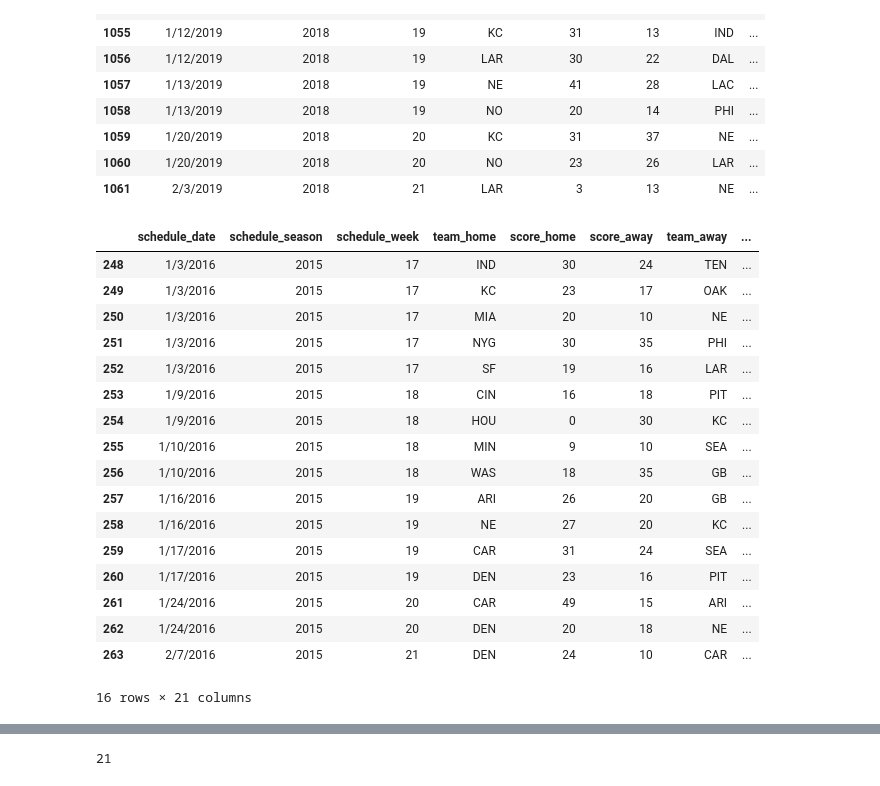
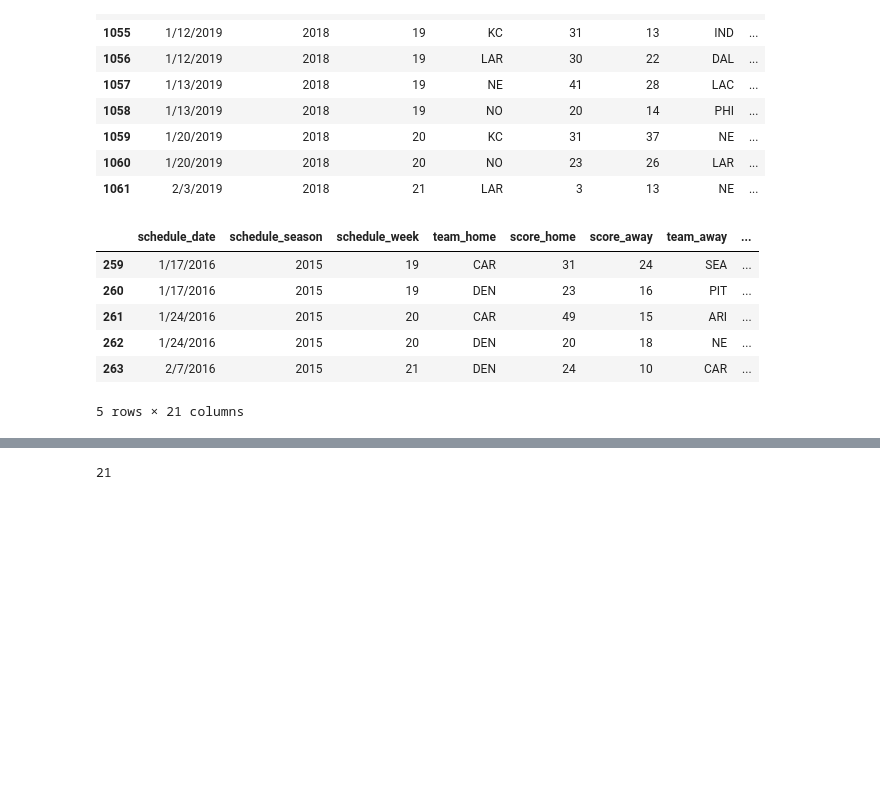
Before and after one commit to kmorehead33/Final_Project, a Jupyter notebook: python/data_aggregation.ipynb, the cells around one changed output, grey strips where cells are left out. Saved outputs shown, nothing was run; the diff lists cells and outputs as text; code cells hidden in the pictures; blank space fills up the shorter version.

```diff
--- a/python/data_aggregation.ipynb
+++ b/python/data_aggregation.ipynb
@@ -45,26 +45,15 @@ season_2016_db = results_db[season_2016]
 season_2017_db = results_db[season_2017]
 season_2018_db = results_db[season_2018]
 # %%
-season_2015_db.tail(16)
+season_2015_db.tail()
 # %% [output]
 |  | schedule_date | schedule_season | schedule_week | team_home | score_home | score_away | team_away | ... |
-| 248 | 1/3/2016 | 2015 | 17 | IND | 30 | 24 | TEN | ... |
-| 249 | 1/3/2016 | 2015 | 17 | KC | 23 | 17 | OAK | ... |
-| 250 | 1/3/2016 | 2015 | 17 | MIA | 20 | 10 | NE | ... |
-| 251 | 1/3/2016 | 2015 | 17 | NYG | 30 | 35 | PHI | ... |
-| 252 | 1/3/2016 | 2015 | 17 | SF | 19 | 16 | LAR | ... |
-| 253 | 1/9/2016 | 2015 | 18 | CIN | 16 | 18 | PIT | ... |
-| 254 | 1/9/2016 | 2015 | 18 | HOU | 0 | 30 | KC | ... |
-| 255 | 1/10/2016 | 2015 | 18 | MIN | 9 | 10 | SEA | ... |
-| 256 | 1/10/2016 | 2015 | 18 | WAS | 18 | 35 | GB | ... |
-| 257 | 1/16/2016 | 2015 | 19 | ARI | 26 | 20 | GB | ... |
-| 258 | 1/16/2016 | 2015 | 19 | NE | 27 | 20 | KC | ... |
 | 259 | 1/17/2016 | 2015 | 19 | CAR | 31 | 24 | SEA | ... |
 | 260 | 1/17/2016 | 2015 | 19 | DEN | 23 | 16 | PIT | ... |
 | 261 | 1/24/2016 | 2015 | 20 | CAR | 49 | 15 | ARI | ... |
 | 262 | 1/24/2016 | 2015 | 20 | DEN | 20 | 18 | NE | ... |
 | 263 | 2/7/2016 | 2015 | 21 | DEN | 24 | 10 | CAR | ... |
-16 rows × 21 columns
+5 rows × 21 columns
 # %%
 scores = {
     "CAR":0,
```
Also changed, not shown: parts of 5 cells of this notebook, 3 other files.
